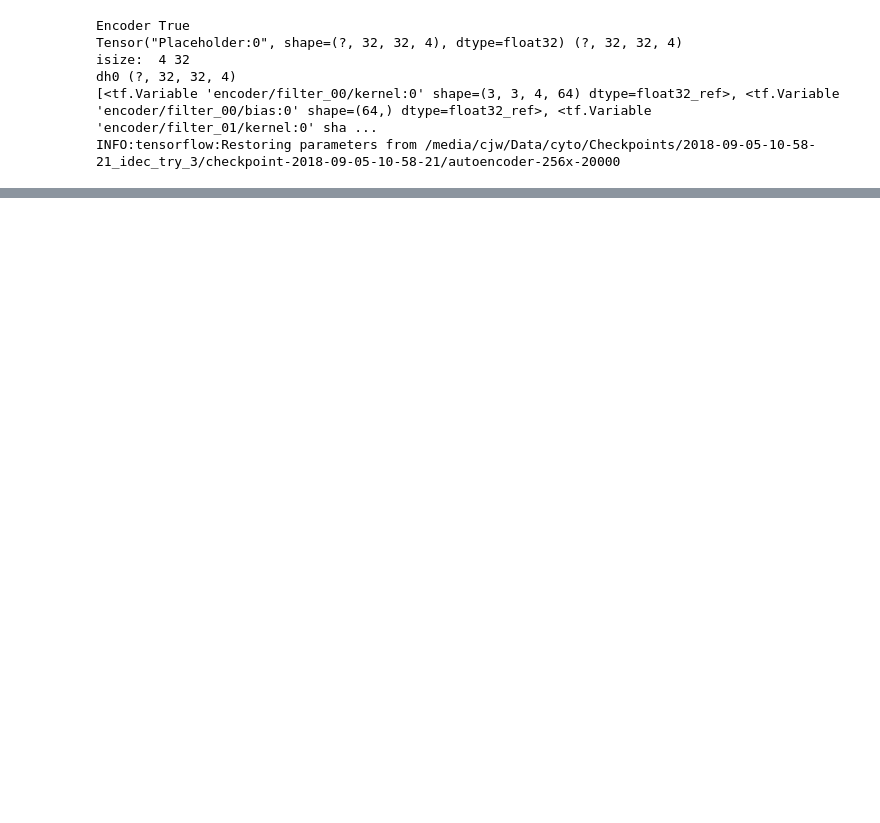
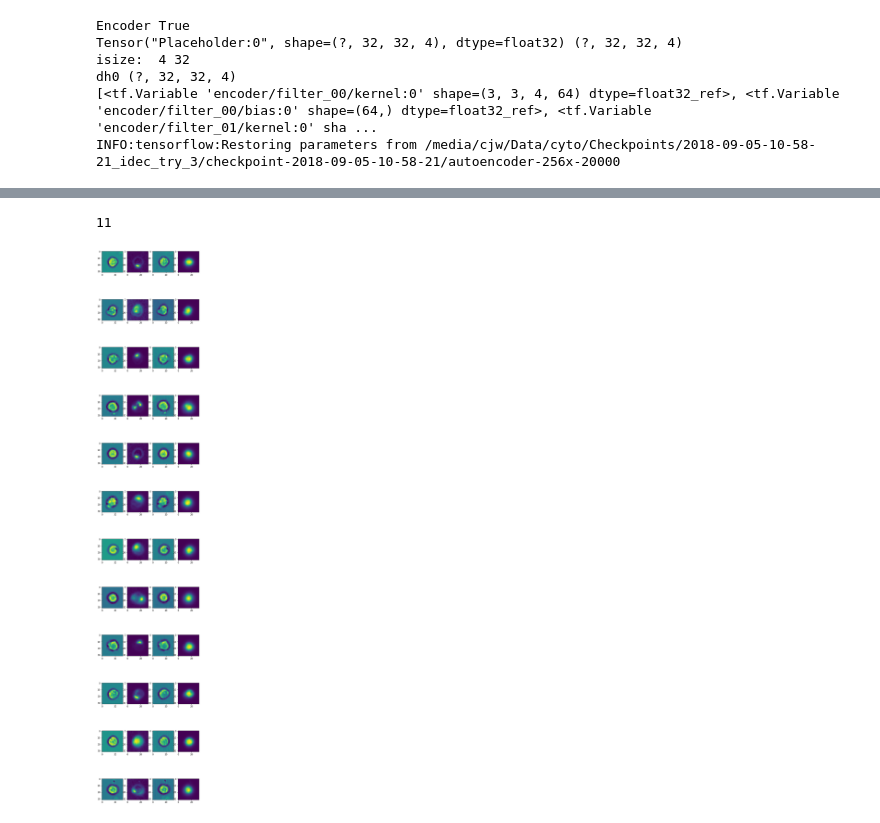
Before and after one commit to cwood1967/DeepLearning, a Jupyter notebook: autoencoder/Adversarial/mess_with_loading.ipynb, the cells around one changed output, grey strips where cells are left out. Cells and saved outputs as stored; diff of their text form; code cells hidden in the pictures; blank space fills up the shorter version.

```diff
--- a/autoencoder/Adversarial/mess_with_loading.ipynb
+++ b/autoencoder/Adversarial/mess_with_loading.ipynb
@@ -90,0 +105,29 @@ plt.imshow(dr)
+# %%
+nr = len(ni)
+if nr > 12:
+    nr = 12
+nc = 1
+plt.figure(figsize=(8,nr*4))
+for ie, i in enumerate(ni):
+    #print(i)
+    plt.subplot(nr,4,nc)
+    nc +=1
+    plt.imshow(b[i,:,:,0])
+
+    plt.subplot(nr,4,nc)
+    nc +=1
+    plt.imshow(b[i,:,:,1])
+
+    plt.subplot(nr,4,nc)
+    nc +=1
+    plt.imshow(b[i,:,:,2])
+
+    plt.subplot(nr,4,nc)
+    nc +=1
+    plt.imshow(b[i,:,:,3])
+    if ie >= 11:
+        print(ie)
+        break
+# %% [output]
+11
+[figure, added]
```
Also changed, not shown: parts of 12 cells of this notebook, 3 other files.
